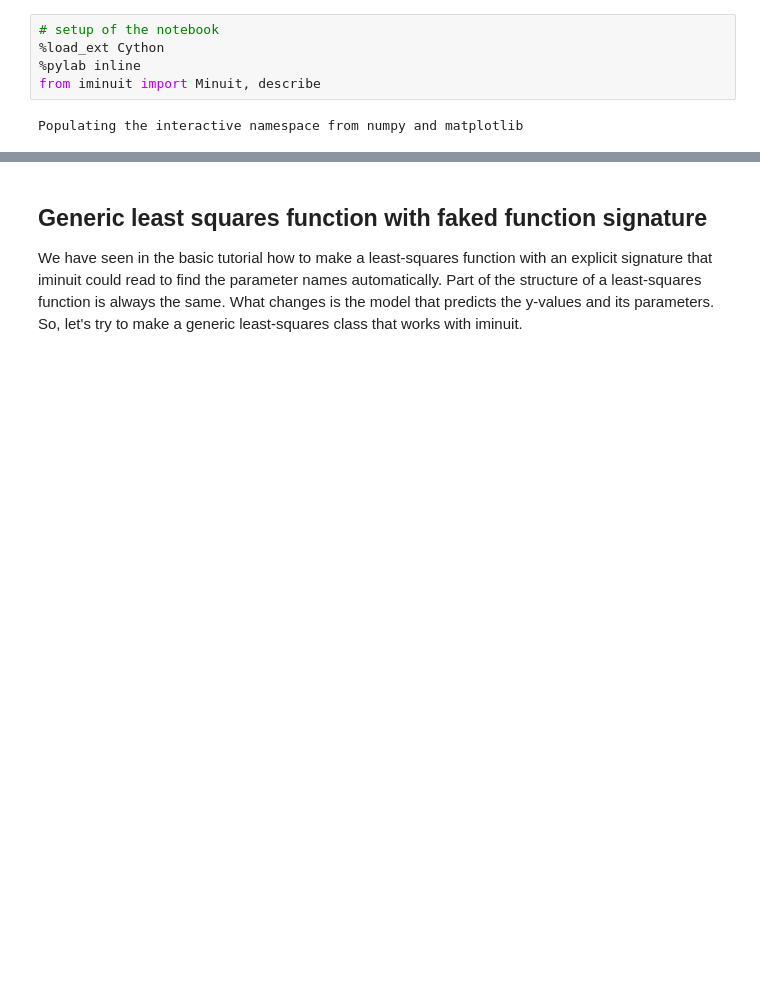
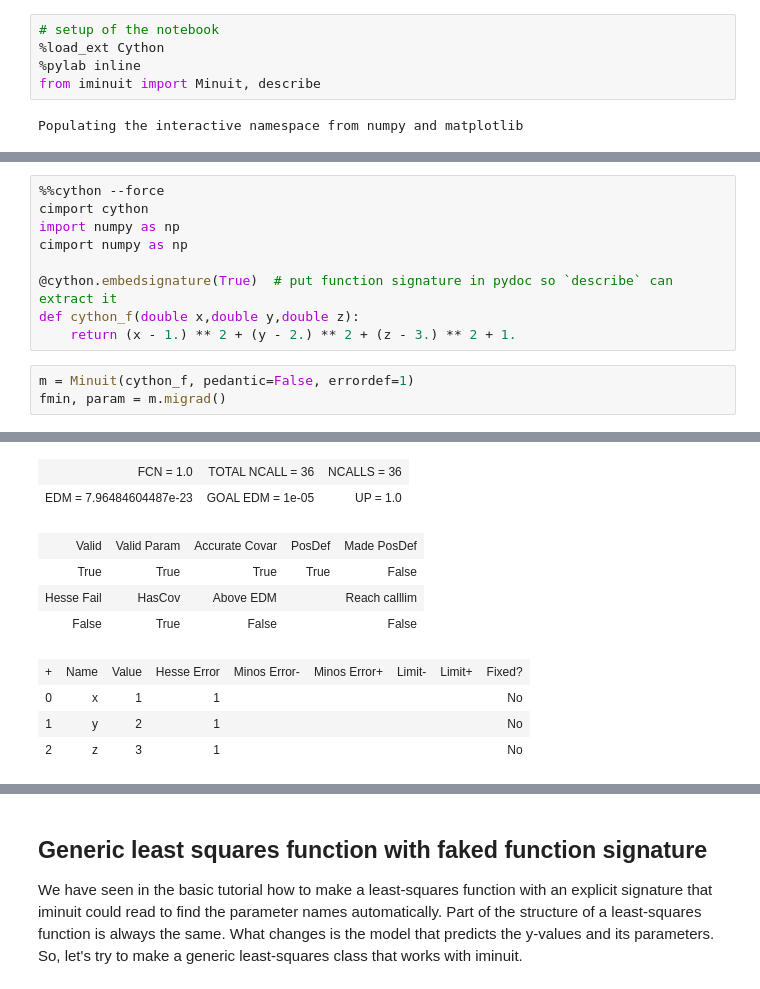
Before and after one commit to scikit-hep/iminuit, a Jupyter notebook: tutorial/advanced_tutorial.ipynb, the cells around one changed output, grey strips where cells are left out. Saved outputs shown, nothing was run; the diff lists cells and outputs as text; blank space fills up the shorter version.

```diff
--- a/tutorial/advanced_tutorial.ipynb
+++ b/tutorial/advanced_tutorial.ipynb
@@ -11,0 +16,13 @@ Populating the interactive namespace from numpy and matplotlib
+# %%
+%%cython --force
+cimport cython
+import numpy as np
+cimport numpy as np
+
+@cython.embedsignature(True)  # put function signature in pydoc so `describe` can extract it
+def cython_f(double x,double y,double z):
+    return (x - 1.) ** 2 + (y - 2.) ** 2 + (z - 3.) ** 2 + 1.
+# %%
+m = Minuit(cython_f, pedantic=False, errordef=1)
+fmin, param = m.migrad()
+# %% [output]
@@ -11,0 +30,10 @@ Populating the interactive namespace from numpy and matplotlib
+| FCN = 1.0 | TOTAL NCALL = 36 | NCALLS = 36 |
+| EDM = 7.96484604487e-23 | GOAL EDM = 1e-05 | UP = 1.0 |
+| Valid | Valid Param | Accurate Covar | PosDef | Made PosDef |
+| True | True | True | True | False |
+| Hesse Fail | HasCov | Above EDM |  | Reach calllim |
+| False | True | False |  | False |
+| + | Name | Value | Hesse Error | Minos Error- | Minos Error+ | Limit- | Limit+ | Fixed? |
+| 0 | x | 1 | 1 |  |  |  |  | No |
+| 1 | y | 2 | 1 |  |  |  |  | No |
+| 2 | z | 3 | 1 |  |  |  |  | No |
```
Also changed, not shown: parts of 5 cells of this notebook, 2 other files.
